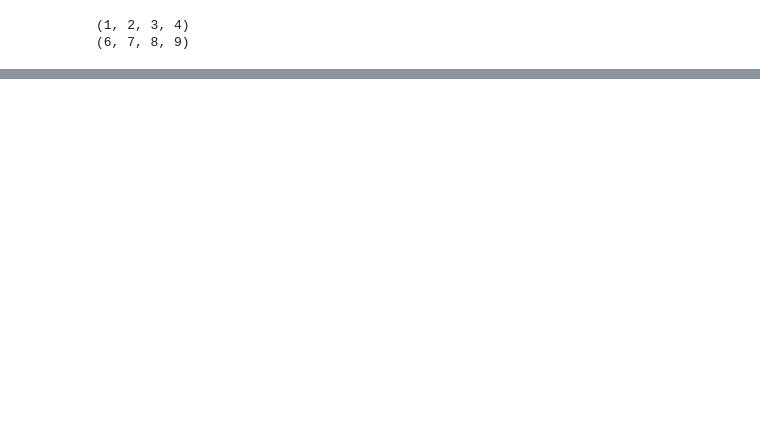
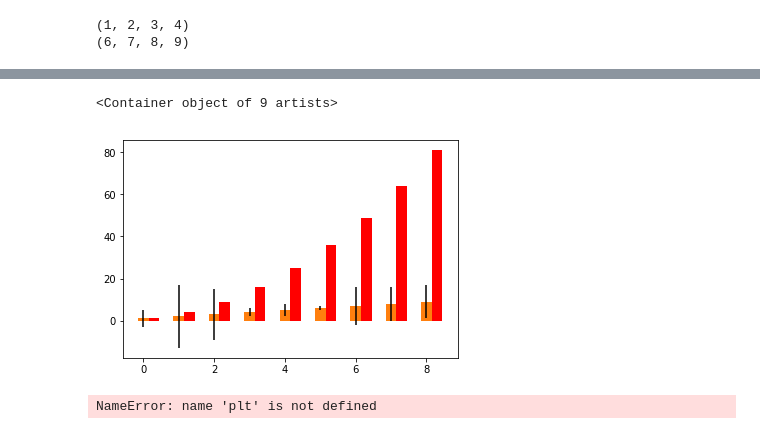
Before and after one commit to agarwalanant/matplotlib_practice, a Jupyter notebook: 1.ipynb, the cells around one changed output, grey strips where cells are left out. Drawn from its saved outputs; the diff is of its cells as text; code cells hidden in the pictures; blank space fills up the shorter version.

Commit message:
"bar graph added"

```diff
--- a/1.ipynb
+++ b/1.ipynb
@@ -106,2 +114,28 @@ for item in x.get_ticklabels():
 # %%
 plt.subplots_adjust(bottom=0.25)
+# %%
+plt.figure()
+xvals = range(len(linear))
+plt.bar(xvals,linear,width = 0.3)
+
+new_xvals = []
+for item in xvals:
+    new_xvals.append(item+0.3)
+plt.bar(new_xvals,quad,width = 0.3, color = 'red')
+
+from random import randint
+
+linear_err = [randint(0, 15) for x in range(len(linear))]
+plt.bar(xvals, linear, yerr = linear_err,width = 0.3)
+# %% [output]
+<Container object of 9 artists>
+[figure, added]
+# %%
+plt.subplot(2,2,1)
+plt.plot(linear, '-o')
+plt.subplot(2,2,2)
+plt.scatter(linear,linear)
+plt.subplot(2,2,3)
+plt.scatter(linear,linear)
+# %% [output]
+NameError: name 'plt' is not defined
```
Also changed, not shown: parts of 12 cells of this notebook.
